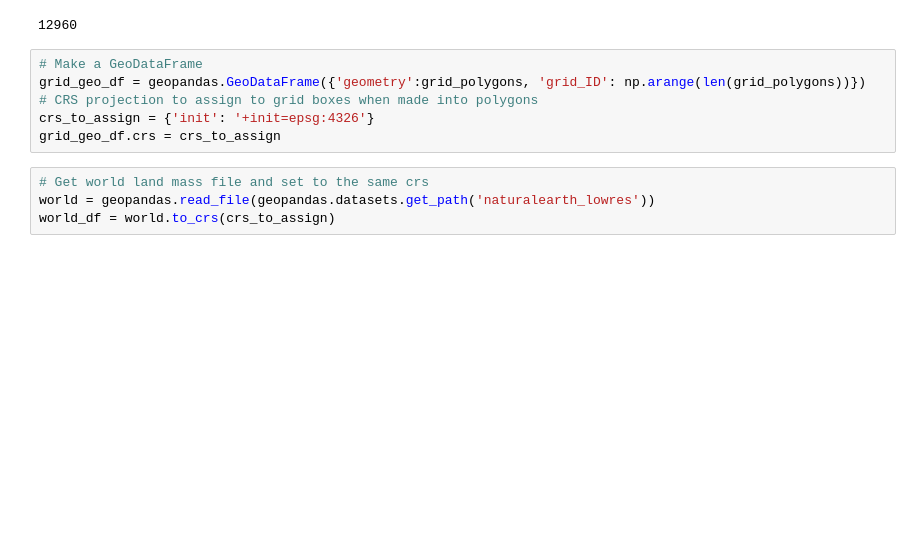
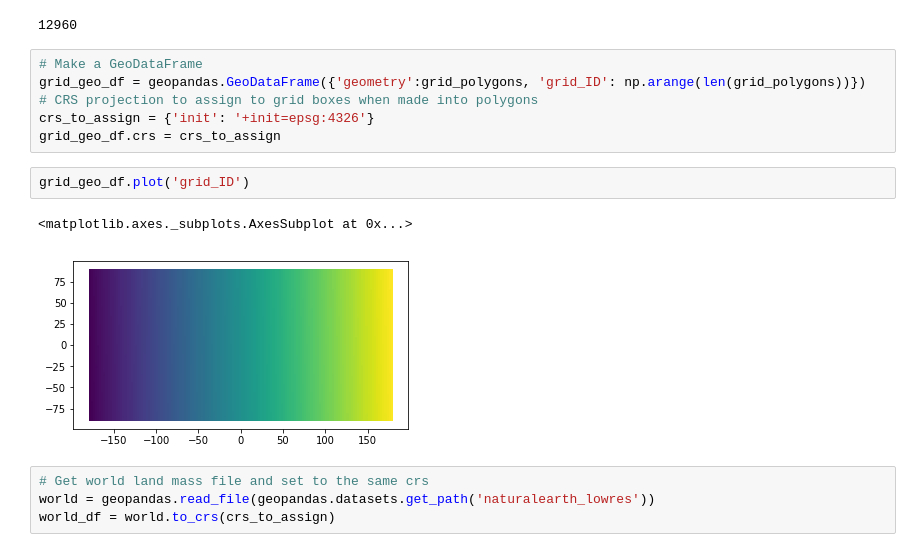
Before and after one commit to stevenjoelbrey/metSpread, a Jupyter notebook: Python/create_ecoregion_overlap_masks.ipynb, the cells around one changed output. Saved outputs shown, nothing was run; the diff lists cells and outputs as text; blank space fills up the shorter version.

```diff
--- a/Python/create_ecoregion_overlap_masks.ipynb
+++ b/Python/create_ecoregion_overlap_masks.ipynb
@@ -69,6 +69,11 @@ grid_geo_df = geopandas.GeoDataFrame({'geometry':grid_polygons, 'grid_ID': np.ar
 # CRS projection to assign to grid boxes when made into polygons
 crs_to_assign = {'init': '+init=epsg:4326'}
 grid_geo_df.crs = crs_to_assign
+# %%
+grid_geo_df.plot('grid_ID')
+# %% [output]
+<matplotlib.axes._subplots.AxesSubplot at 0x...>
+[figure, added]
 # %%
 # Get world land mass file and set to the same crs
 world = geopandas.read_file(geopandas.datasets.get_path('naturalearth_lowres'))
```
Also changed, not shown: parts of 1 cell of this notebook.
